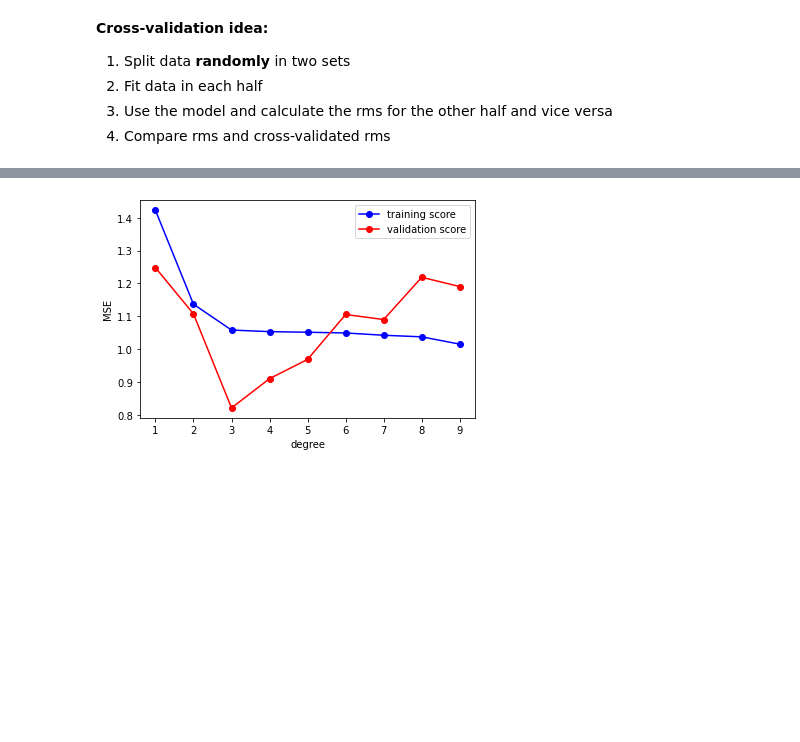
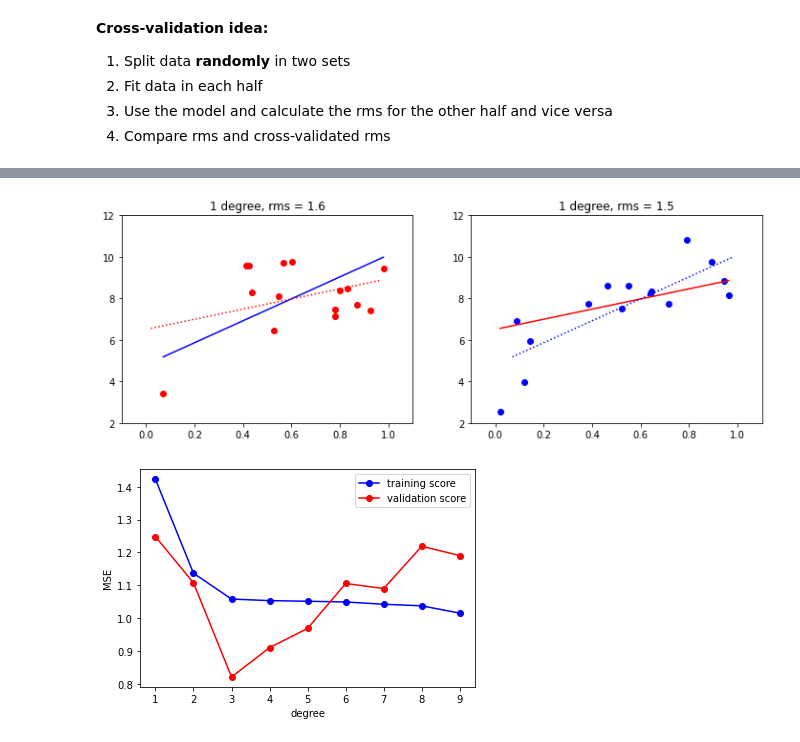
Before and after one commit to toastmaker/lectures, a Jupyter notebook: notebooks/Statistics without statistics.ipynb, the cells around one changed output, grey strips where cells are left out. Drawn from its saved outputs; the diff is of its cells as text; code cells hidden in the pictures; blank space fills up the shorter version.

```diff
--- a/notebooks/Statistics without statistics.ipynb
+++ b/notebooks/Statistics without statistics.ipynb
@@ -605,3 +617,45 @@ plt.scatter(X[ind[N//2:]].ravel(), y[ind[N//2:]], color='blue')
+# %%
+degree = 1
+
+X1 = X[ind[:N//2]].ravel()
+y1 = y[ind[:N//2]]
+sind1 = X1.argsort()
+X1 = X1[sind1]
+y1 = y1[sind1]
+
+z1 = np.polyfit(X1, y1, degree)
+f1 = np.poly1d(z1)
+y_new1 = f2(X1)
+
+X2 = X[ind[N//2:]].ravel()
+y2 = y[ind[N//2:]]
+sind2 = X2.argsort()
+X2 = X2[sind2]
+y2 = y2[sind2]
+
+z2 = np.polyfit(X2, y2, degree)
+f2 = np.poly1d(z2)
+
+y_new1 = f2(X1)
+y_new2 = f1(X2)
+
+plt.figure(figsize=(12, 4))
+plt.subplot(121)
+plt.scatter(X1, y1, color='red');
+plt.plot(X1, y_new1, color='blue')
+plt.plot(X2, y_new2, ":",color='red')
+plt.title('%i degree, rms = %.1f'%(degree, rms(y1, y_new1)))
+plt.xlim(-0.1,1.1)
+plt.ylim(2,12)
+plt.subplot(122)
+plt.scatter(X2, y2, color='blue');
+plt.plot(X2, y_new2, color='red')
+plt.plot(X1, y_new1, ":",color='blue')
+plt.xlim(-0.1,1.1)
+plt.ylim(2,12)
+plt.title('%i degree, rms = %.1f'%(degree, rms(y2, y_new2)));
+# %% [output]
+[figure, added]
 # %%
 from sklearn.model_selection import KFold
 from sklearn.model_selection import validation_curve
```
Also changed, not shown: parts of 13 cells of this notebook, 5 other files.
